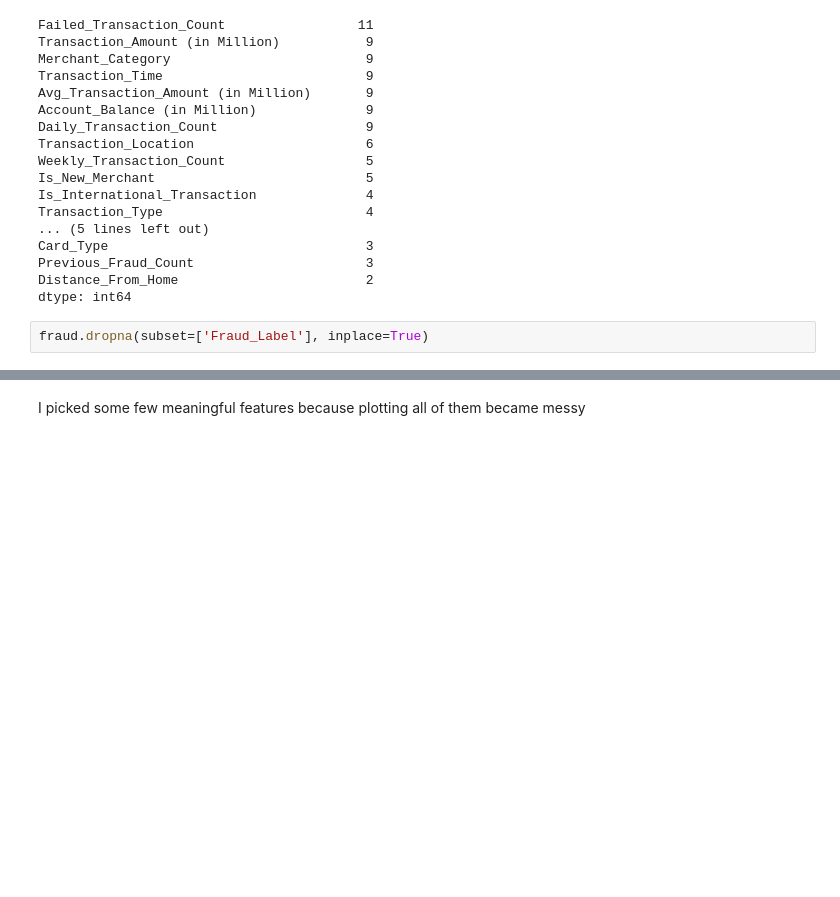
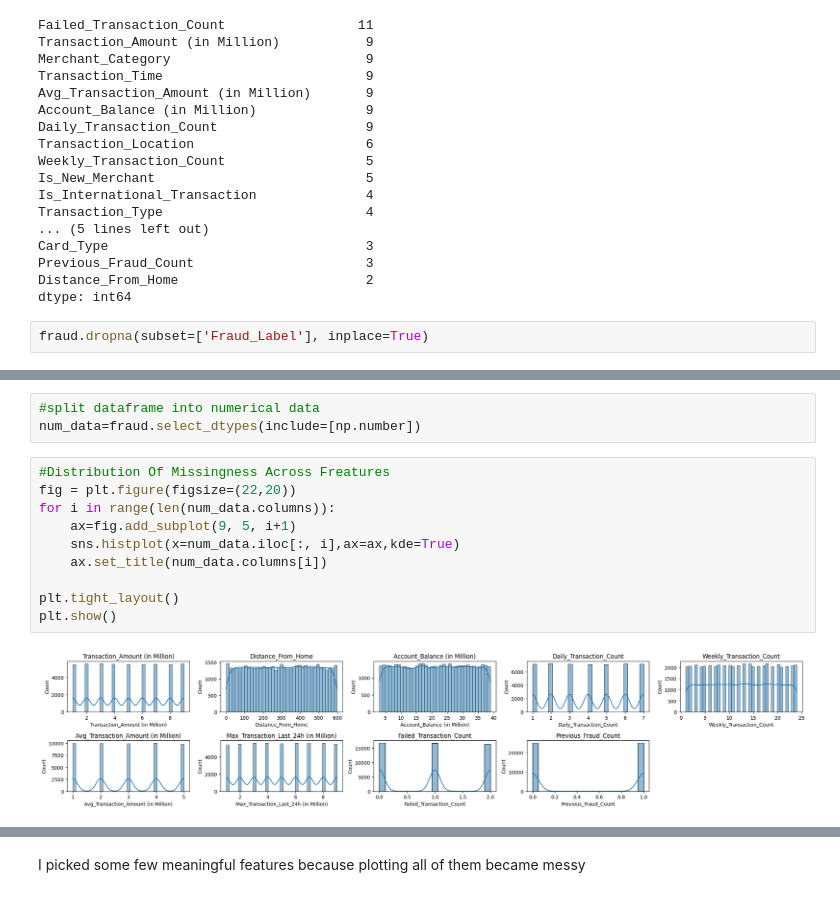
Before and after one commit to MercyMburu/Capstone_Project_ML1, a Jupyter notebook: fraud_detection.ipynb, the cells around one changed output, grey strips where cells are left out. Cells and saved outputs as stored; diff of their text form; blank space fills up the shorter version.

```diff
--- a/fraud_detection.ipynb
+++ b/fraud_detection.ipynb
@@ -104,0 +168,15 @@ LINEAR SEPARABILITY
+# %%
+#split dataframe into numerical data
+num_data=fraud.select_dtypes(include=[np.number])
+# %%
+#Distribution Of Missingness Across Freatures
+fig = plt.figure(figsize=(22,20))
+for i in range(len(num_data.columns)):
+    ax=fig.add_subplot(9, 5, i+1)
+    sns.histplot(x=num_data.iloc[:, i],ax=ax,kde=True)
+    ax.set_title(num_data.columns[i])
+
+plt.tight_layout()
+plt.show()
+# %% [output]
+[figure, added]
```
Also changed, not shown: parts of 84 cells of this notebook, 1 other file.
